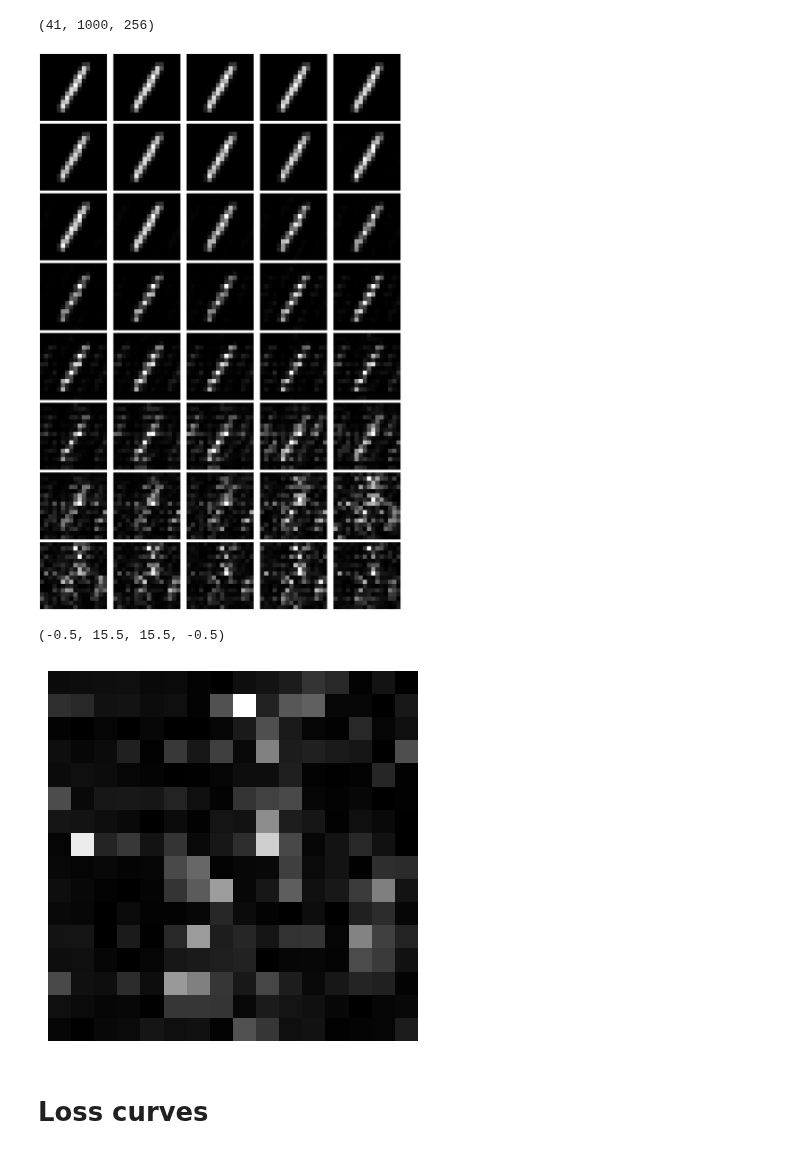
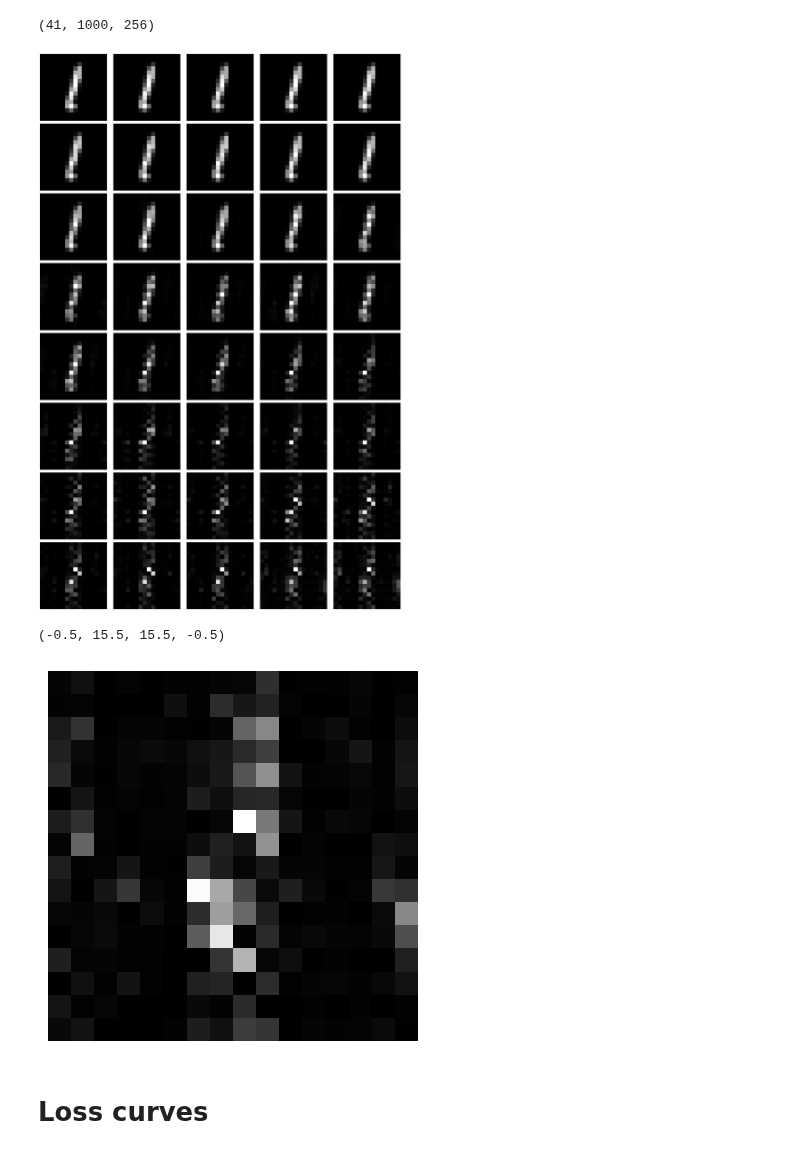
Before and after one commit to alapena/QuantGenMdl, a Jupyter notebook: visualize_denoising_UNet.ipynb, the cells around one changed output. Saved outputs shown, nothing was run; the diff lists cells and outputs as text; code cells hidden in the pictures.

```diff
--- a/visualize_denoising_UNet.ipynb
+++ b/visualize_denoising_UNet.ipynb
@@ -142,6 +149,6 @@ torch.Size([1000, 2, 256])
 # %%
 # Plot the evolution of one image
-n = 30 # select a sample
+n = 4 # select a sample
 
 image_dim = int(np.sqrt(n_features))
 rows = 8
@@ -210,12 +217,12 @@ cols = 5
 fig, axs = plt.subplots(rows, cols, figsize=(20,30))
 vmin, vmax = 0, 1
 images = []
-outputs_ts = noisy_states
+outputs_ts_fw = noisy_states
 for i in tqdm(range(n_timesteps+1)):
     if i == n_timesteps:
         continue
     # Extract the probabilities and convert back to MNIST digits
-    state = outputs_ts[i][n]
+    state = outputs_ts_fw[i][n]
     probs = (state*state.conj()).real
     probs = probs[:, np.newaxis][:n_features]
     image = probs.reshape(image_dim, image_dim)
@@ -231,25 +238,25 @@ for i in tqdm(range(n_timesteps+1)):
 
 plt.tight_layout()
 # %% [output]
-[figure, old version]
+[figure, new version]
 # %%
 # The last step (full noise)
 i = n_timesteps
-state = outputs_ts[i][n]
+state = outputs_ts_fw[i][n]
 probs = (state*state.conj()).real
 probs = probs[:, np.newaxis][:n_features]
 image = probs.reshape(image_dim, image_dim)
 
 norm = 1 / image.max()
 image = image * norm
 
 images.append(image)
 
 plt.imshow(image, vmin=vmin, vmax=vmax, cmap='gray')
 plt.axis('off')
 # %% [output]
 (-0.5, 15.5, 15.5, -0.5)
-[figure, old version]
+[figure, new version]
 # %% [markdown]
 # Loss curves
 # %%
```
Also changed, not shown: parts of 5 cells of this notebook, 2 other files.
